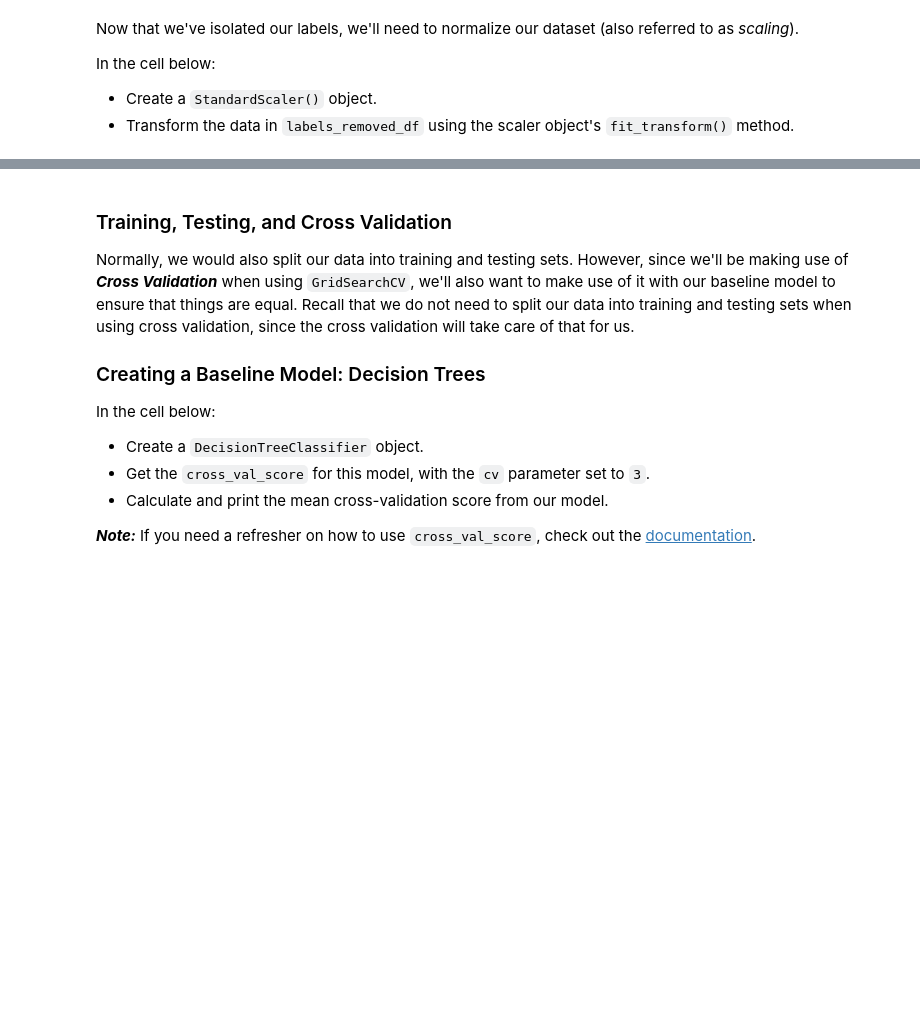
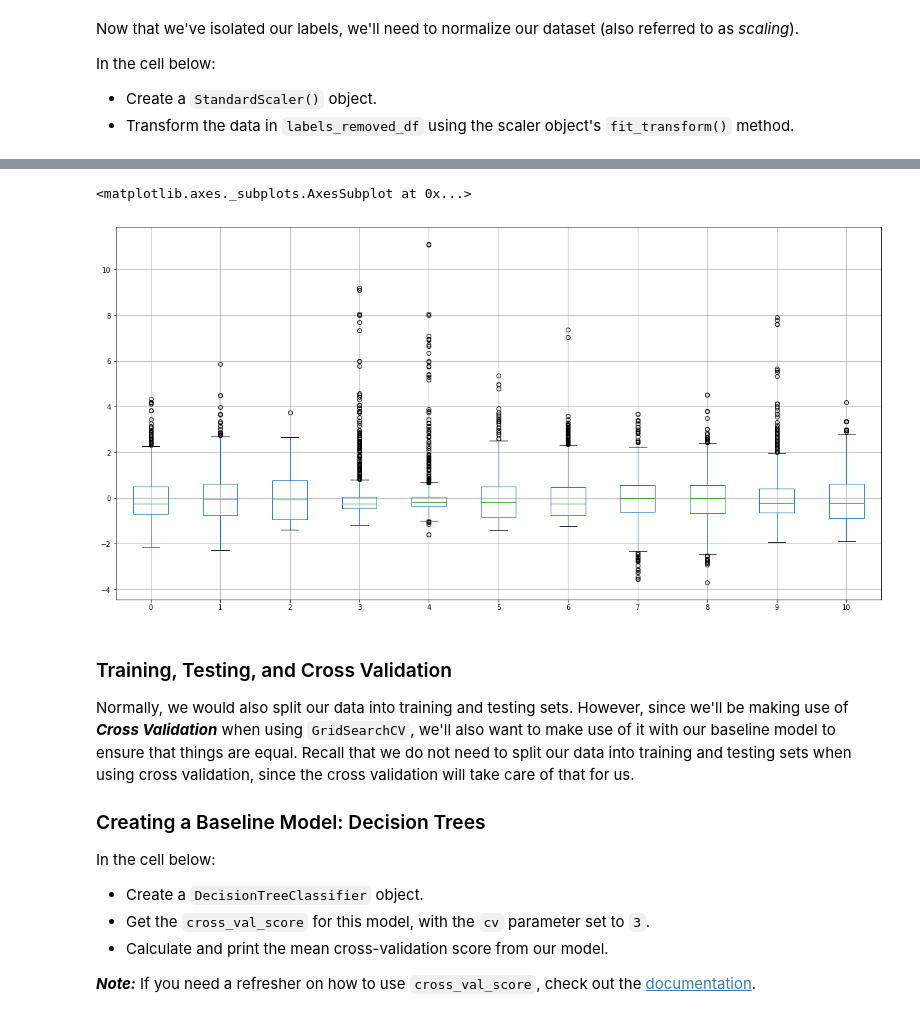
Before and after one commit to giorosati/dsc-3-32-06-gridsearchcv-lab-online-ds-pt-100118, a Jupyter notebook: index.ipynb, the cells around one changed output, grey strips where cells are left out. Saved outputs shown, nothing was run; the diff lists cells and outputs as text; code cells hidden in the pictures; blank space fills up the shorter version.

```diff
--- a/index.ipynb
+++ b/index.ipynb
@@ -189,6 +171,12 @@ scaled_df.head()
 | 2 | -0.298547 | 1.297065 | -1.186070 | -0.169427 | 0.096353 | -0.083669 | 0.229047 | 0.134264 | -0.331177 | -0.048089 | -0.584777 |
 | 3 | 1.654856 | -1.384443 | 1.484154 | -0.453218 | -0.264960 | 0.107592 | 0.411500 | 0.664277 | -0.979104 | -0.461180 | -0.584777 |
 | 4 | -0.528360 | 0.961877 | -1.391472 | -0.453218 | -0.243707 | -0.466193 | -0.379133 | 0.558274 | 1.288643 | -0.579207 | -0.960246 |
+# %%
+plt.figure(figsize=(20,10))
+scaled_df.boxplot()
+# %% [output]
+<matplotlib.axes._subplots.AxesSubplot at 0x...>
+[figure, added]
 # %% [markdown]
 ### Training, Testing, and Cross Validation
 
```
Also changed, not shown: parts of 7 cells of this notebook.
